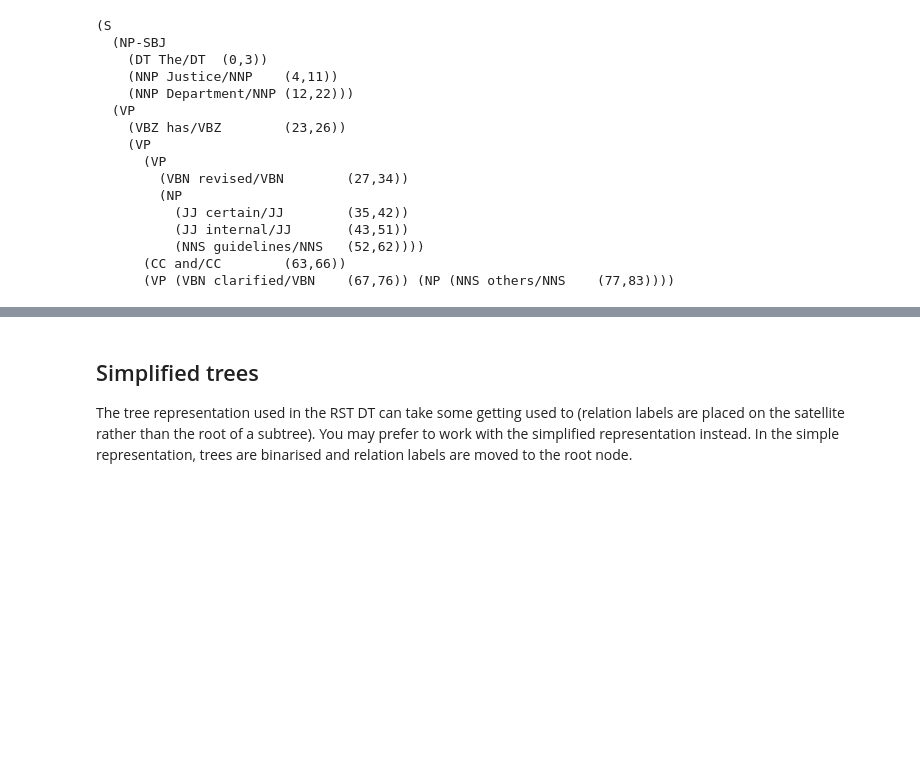
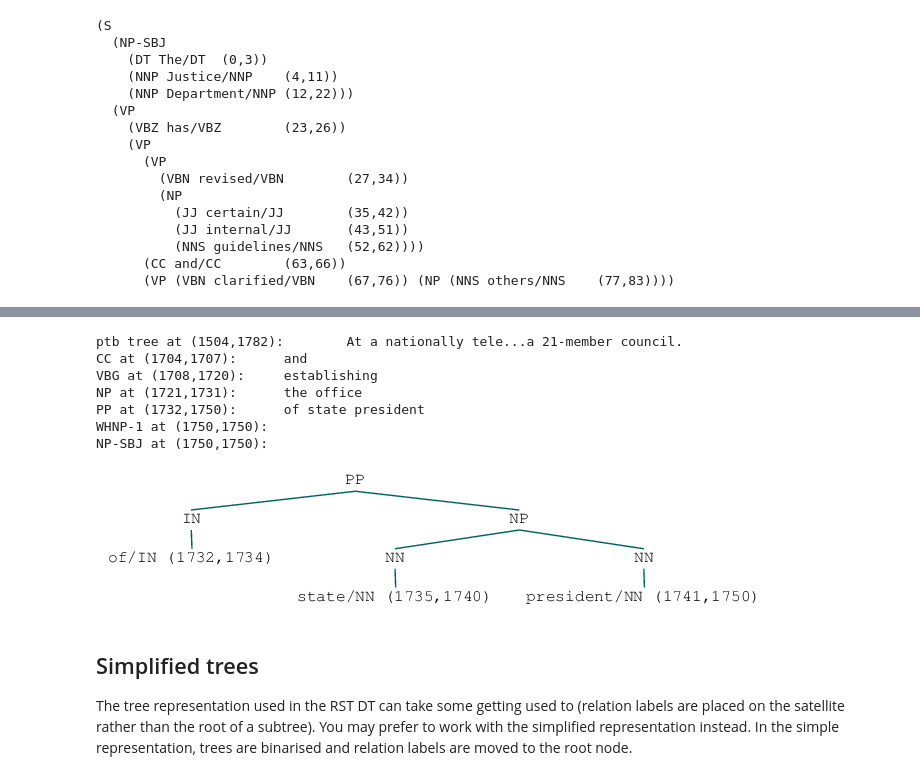
Before and after one commit to irit-melodi/educe, a Jupyter notebook: docs/rst-dt-tutorial.ipynb, the cells around one changed output, grey strips where cells are left out. Cells and saved outputs as stored; diff of their text form; code cells hidden in the pictures; blank space fills up the shorter version.

```diff
--- a/docs/rst-dt-tutorial.ipynb
+++ b/docs/rst-dt-tutorial.ipynb
@@ -277,0 +290,25 @@ print(str_tree(ex0_ptb_tree).pprint()[:400])
+# %%
+from itertools import chain
+
+# pick an EDU, any edu
+ex_edus = ex_subtree.leaves()
+ex_edu0 = ex_edus[3]
+print(preview_standoff('example EDU', ex_context, ex_edu0))
+
+# all of the sentences in the example document
+ex_sents = list(chain.from_iterable(x.sentences for x in ex_context.paragraphs))
+
+# sentences that overlap the edu
+# (we use overlaps instead of encloses because edus might
+# span sentence boundaries)
+ex_edu0_sents = [x for x in ex_sents if x.overlaps(ex_edu0)]
+
+# and now the edus that overlap those sentences
+ex_edu0_buddies = []
+for sent in ex_edu0_sents:
+    print(preview_standoff('overlapping sentence', ex_context, sent))
+    buddies = [x for x in ex_edus if x.overlaps(sent)]
+    buddies.remove(ex_edu0)
+    for edu in buddies:
+        print(preview_standoff('\tnearby EDU', ex_context, edu))
+    ex_edu0_buddies.extend(buddies)
@@ -278,3 +354,25 @@ print(str_tree(ex0_ptb_tree).pprint()[:400])
+# %%
+ex_ptb_trees = ptb_trees[ex_key]
+ex_edu0_ptb_trees = [x for x in ex_ptb_trees if x.overlaps(ex_edu0)]
+ex_edu0_cons = []
+for ptree in ex_edu0_ptb_trees:
+    print(preview_standoff('ptb tree', ex_context, ptree))
+    ex_edu0_cons.extend(ptree.topdown(lambda c: ex_edu0.encloses(c)))
+
+# the largest constituents enclosed by this edu
+for cons in ex_edu0_cons:
+    print(preview_standoff(cons.label(), ex_context, cons))
+
+display(ex_edu0_cons[3])
+# %% [output]
+ptb tree at (1504,1782):        At a nationally tele...a 21-member council.
+CC at (1704,1707):      and
+VBG at (1708,1720):     establishing
+NP at (1721,1731):      the office
+PP at (1732,1750):      of state president
+WHNP-1 at (1750,1750):
+NP-SBJ at (1750,1750):
+[figure, added]
 # %% [markdown]
 ## Simplified trees
 
```
Also changed, not shown: parts of 13 cells of this notebook.
